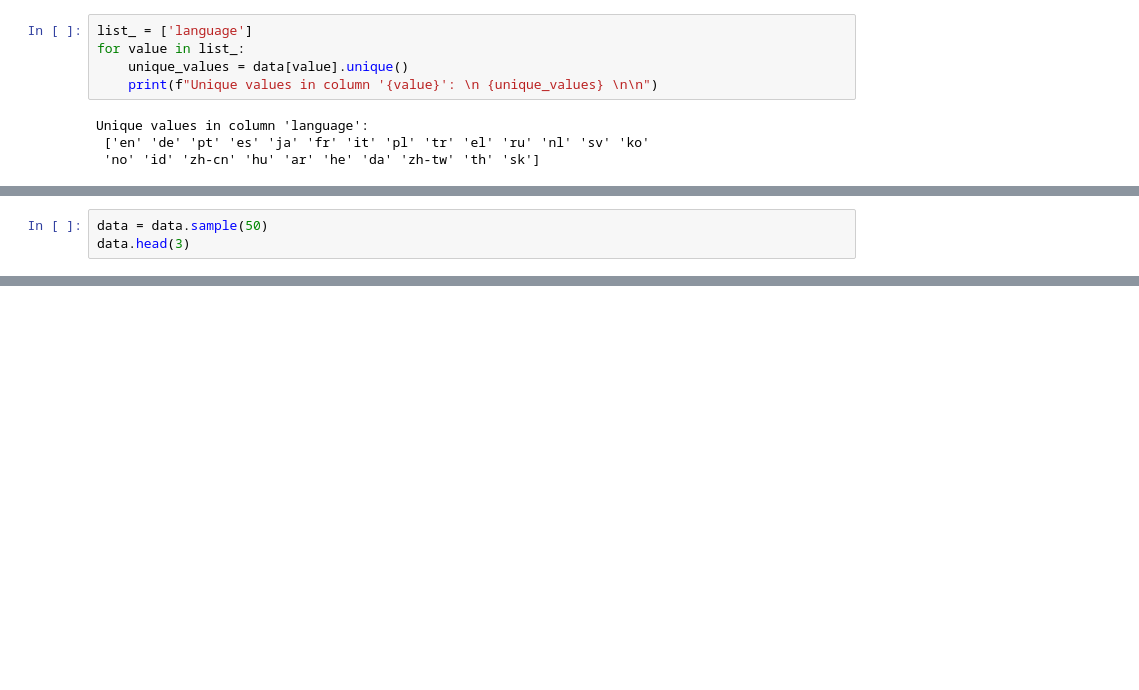
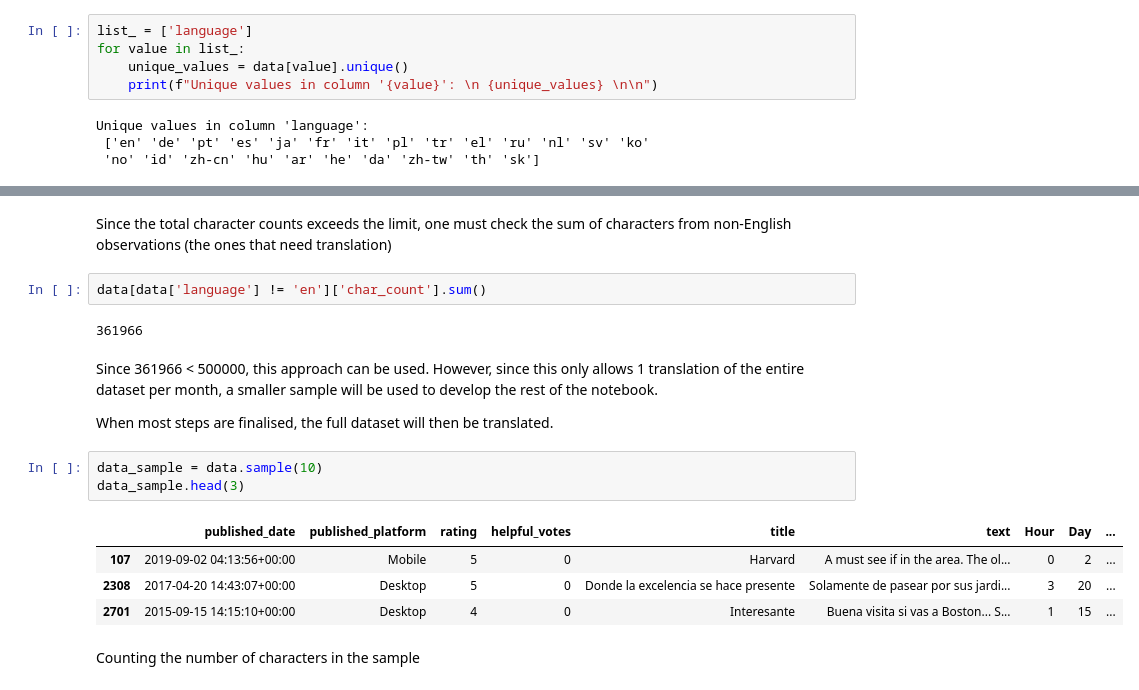
Before and after one commit to antoniooliveira03/Projects, a Jupyter notebook: Industrial Applications of AI/Assignment 4/Harvard Reviews Notebook.ipynb, the cells around one changed output, grey strips where cells are left out. Cells and saved outputs as stored; diff of their text form; blank space fills up the shorter version.

Commit message:
text preprocessing using deepl

```diff
--- a/Industrial Applications of AI/Assignment 4/Harvard Reviews Notebook.ipynb
+++ b/Industrial Applications of AI/Assignment 4/Harvard Reviews Notebook.ipynb
@@ -211,3 +199,0 @@ translator = DeepL(auth_key='14143fc8-d67d-487d-8605-a715b2691c9d:fx')
-# %%
-data = data.sample(50)
-data.head(3)
@@ -235,0 +216,20 @@ def translate_to_english(text, lang):
+# %% [markdown]
+Since the total character counts exceeds the limit, one must check the sum of characters from non-English observations (the ones that need translation)
+# %%
+data[data['language'] != 'en']['char_count'].sum()
+# %% [output]
+361966
+# %% [markdown]
+Since 361966 < 500000, this approach can be used. However, since this only allows 1 translation of the entire dataset per month, a smaller sample will be used to develop the rest of the notebook.
+
+When most steps are finalised, the full dataset will then be translated.
+# %%
+data_sample = data.sample(10)
+data_sample.head(3)
+# %% [output]
+|  | published_date | published_platform | rating | helpful_votes | title | text | Hour | Day | ... |
+| 107 | 2019-09-02 04:13:56+00:00 | Mobile | 5 | 0 | Harvard | A must see if in the area. The ol... | 0 | 2 | ... |
+| 2308 | 2017-04-20 14:43:07+00:00 | Desktop | 5 | 0 | Donde la excelencia se hace presente | Solamente de pasear por sus jardi... | 3 | 20 | ... |
+| 2701 | 2015-09-15 14:15:10+00:00 | Desktop | 4 | 0 | Interesante | Buena visita si vas a Boston... S... | 1 | 15 | ... |
+# %% [markdown]
+Counting the number of characters in the sample
```
Also changed, not shown: parts of 45 cells of this notebook, 1 other file.
